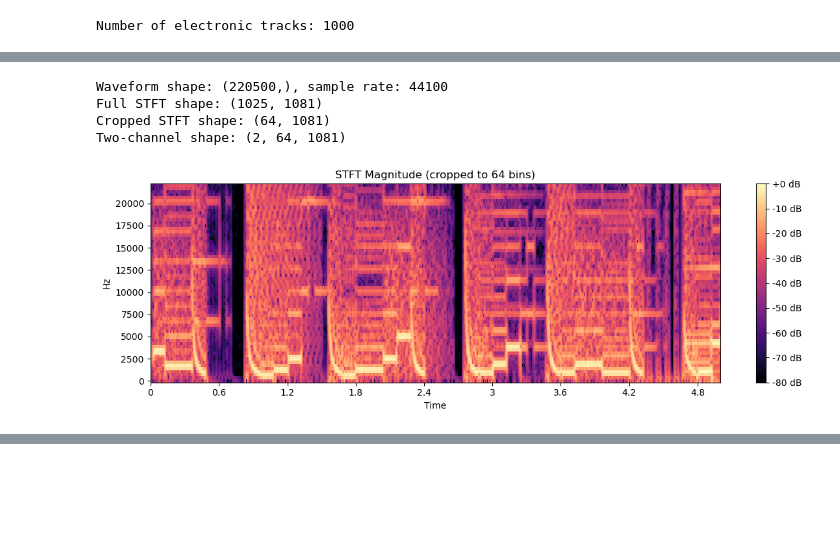
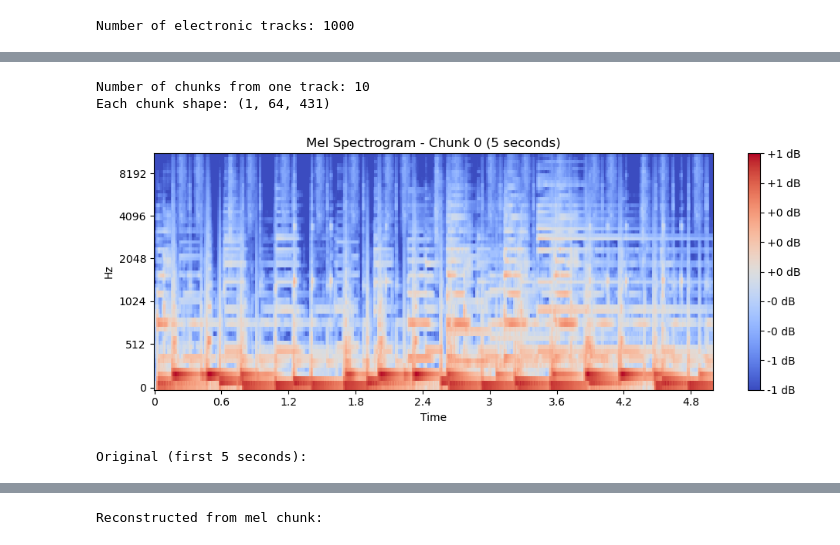
Before and after one commit to p0nchot326/Proyecto-musica, a Jupyter notebook: Spectrograms2.ipynb, the cells around one changed output, grey strips where cells are left out. Drawn from its saved outputs; the diff is of its cells as text; code cells hidden in the pictures; blank space fills up the shorter version.

Commit message:
changed back to mel spectogram using librosa instead since regular spectrorgams are not appropriate for GAN

```diff
--- a/Spectrograms2.ipynb
+++ b/Spectrograms2.ipynb
@@ -66,39 +114,33 @@ First path: /home/bella/Desktop/chalmers/AML/Project/data/fma_small/001/001482.m
-# %%
-# Pick one track
-test_path = electronic_paths[26]
-
-# Load with librosa
-y, sr = librosa.load(test_path, sr=SR, mono=True, duration=DURATION)
-print(f"Waveform shape: {y.shape}, sample rate: {sr}")
-
-# Compute complex STFT — DO NOT take abs(), keep complex
-stft_complex = librosa.stft(y, n_fft=fft_size, hop_length=step_size)
-print(f"Full STFT shape: {stft_complex.shape}")  # (1025, time_frames)
-
-# Crop to N_FREQ_BINS
-stft_cropped = stft_complex[:N_FREQ_BINS, :]
-print(f"Cropped STFT shape: {stft_cropped.shape}")  # (64, time_frames)
-
-# Split into 2 channels
-real_part = stft_cropped.real   # (64, time_frames)
-imag_part = stft_cropped.imag   # (64, time_frames)
-two_channel = np.stack([real_part, imag_part], axis=0)  # (2, 64, time_frames)
-print(f"Two-channel shape: {two_channel.shape}")
-# %% [output]
-Waveform shape: (220500,), sample rate: 44100
-Full STFT shape: (1025, 1081)
-Cropped STFT shape: (64, 1081)
-Two-channel shape: (2, 64, 1081)
 # %%
-magnitude = np.abs(stft_cropped)
-magnitude_db = librosa.amplitude_to_db(magnitude, ref=np.max)
+electronic_index = electronic_tracks.index.values
+electronic_paths = [get_audio_path(AUDIO_DIR, i) for i in electronic_index]
 
-plt.figure(figsize=(12, 4))
-librosa.display.specshow(magnitude_db, sr=SR, hop_length=step_size,
-                         x_axis='time', y_axis='hz')
+# Test on first track
+test_path = electronic_paths[0]
+test_chunks = mp3_to_mel_chunks(test_path)
+
+print(f"Number of chunks from one track: {len(test_chunks)}")
+print(f"Each chunk shape: {test_chunks[0].shape}")  # should be (1, 64, 431)
+
+# Visualize first chunk
+plt.figure(figsize=(10, 4))
+librosa.display.specshow(test_chunks[0].squeeze(), sr=SR, hop_length=HOP_LENGTH,
+                         x_axis='time', y_axis='mel')
 plt.colorbar(format='%+2.0f dB')
-plt.title('STFT Magnitude (cropped to 64 bins)')
+plt.title('Mel Spectrogram - Chunk 0 (5 seconds)')
 plt.tight_layout()
 plt.show()
+
+# Listen to original vs reconstructed
+y_original, _ = librosa.load(test_path, sr=SR, mono=True, duration=5)
+audio_recon = mel_chunk_to_audio(test_chunks[0])
+
+print("Original (first 5 seconds):")
+ipd.display(ipd.Audio(y_original, rate=SR))
+print("Reconstructed from mel chunk:")
+ipd.display(ipd.Audio(audio_recon, rate=SR))
 # %% [output]
+Number of chunks from one track: 10
+Each chunk shape: (1, 64, 431)
-[figure, old version]
+[figure, new version]
+Original (first 5 seconds):
@@ -104,0 +148 @@ plt.show()
+Reconstructed from mel chunk:
```
Also changed, not shown: parts of 7 cells of this notebook.
